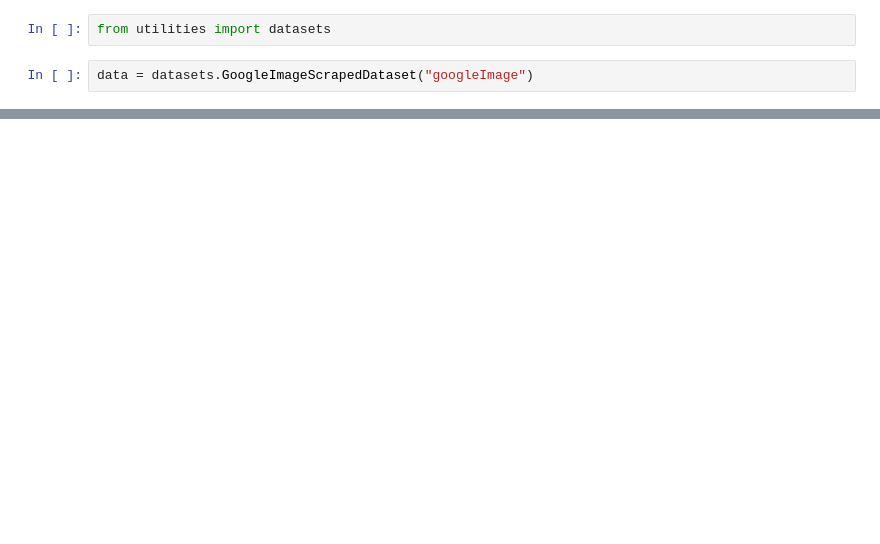
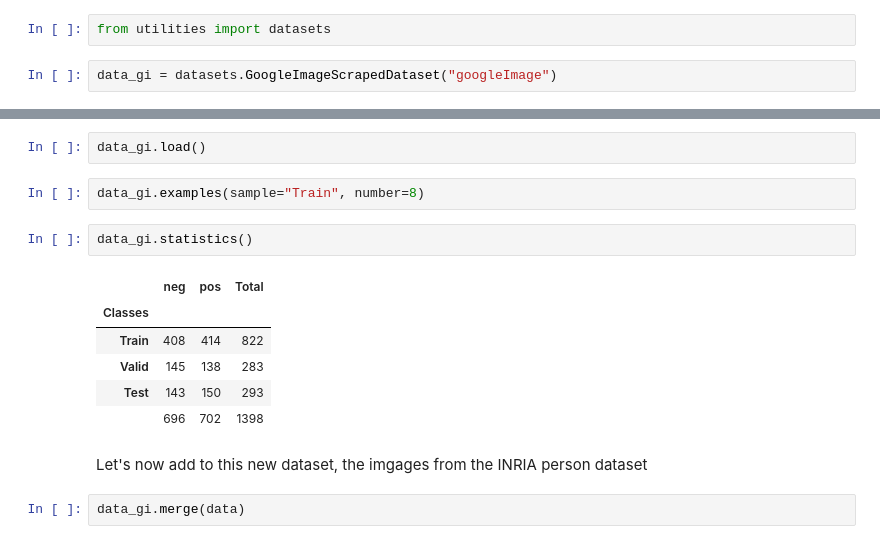
Before and after one commit to SelimChraibi/real-time-human-detection, a Jupyter notebook: demo.ipynb, the cells around one changed output, grey strips where cells are left out. Drawn from its saved outputs; the diff is of its cells as text; blank space fills up the shorter version.

Commit message:
trained model on larger dataset (Inria + google image)

```diff
--- a/demo.ipynb
+++ b/demo.ipynb
@@ -253,4 +258,4 @@ Prediction     : pos
 # %%
 from utilities import datasets
 # %%
-data = datasets.GoogleImageScrapedDataset("googleImage")
+data_gi = datasets.GoogleImageScrapedDataset("googleImage")
@@ -274,0 +268,17 @@ Errors: 0
+# %%
+data_gi.load()
+# %%
+data_gi.examples(sample="Train", number=8)
+# %%
+data_gi.statistics()
+# %% [output]
+|  | neg | pos | Total |
+| Classes |  |  |  |
+| Train | 408 | 414 | 822 |
+| Valid | 145 | 138 | 283 |
+| Test | 143 | 150 | 293 |
+|  | 696 | 702 | 1398 |
+# %% [markdown]
+Let's now add to this new dataset, the imgages from the INRIA person dataset
+# %%
+data_gi.merge(data)
```
Also changed, not shown: parts of 14 cells of this notebook, 2 other files.
